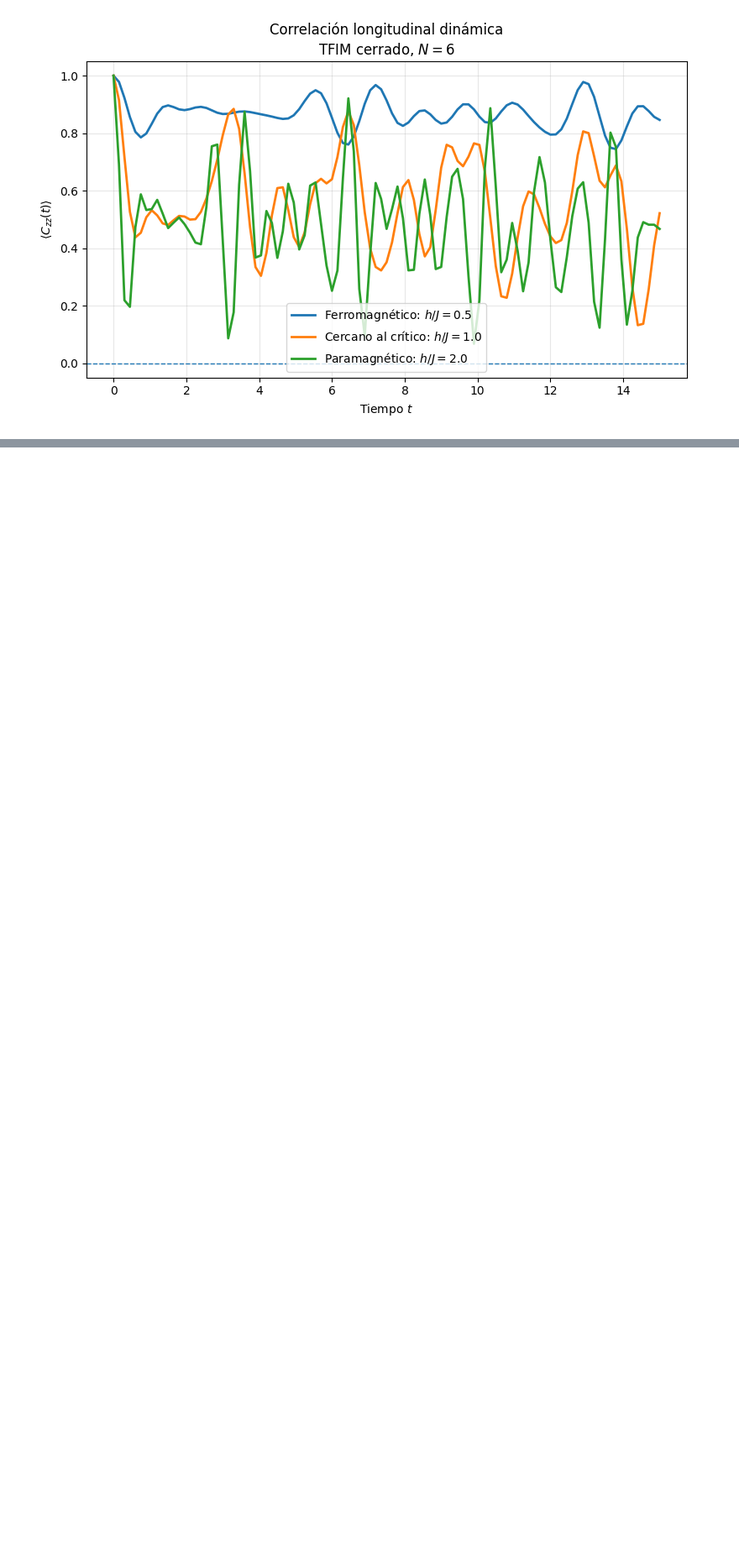
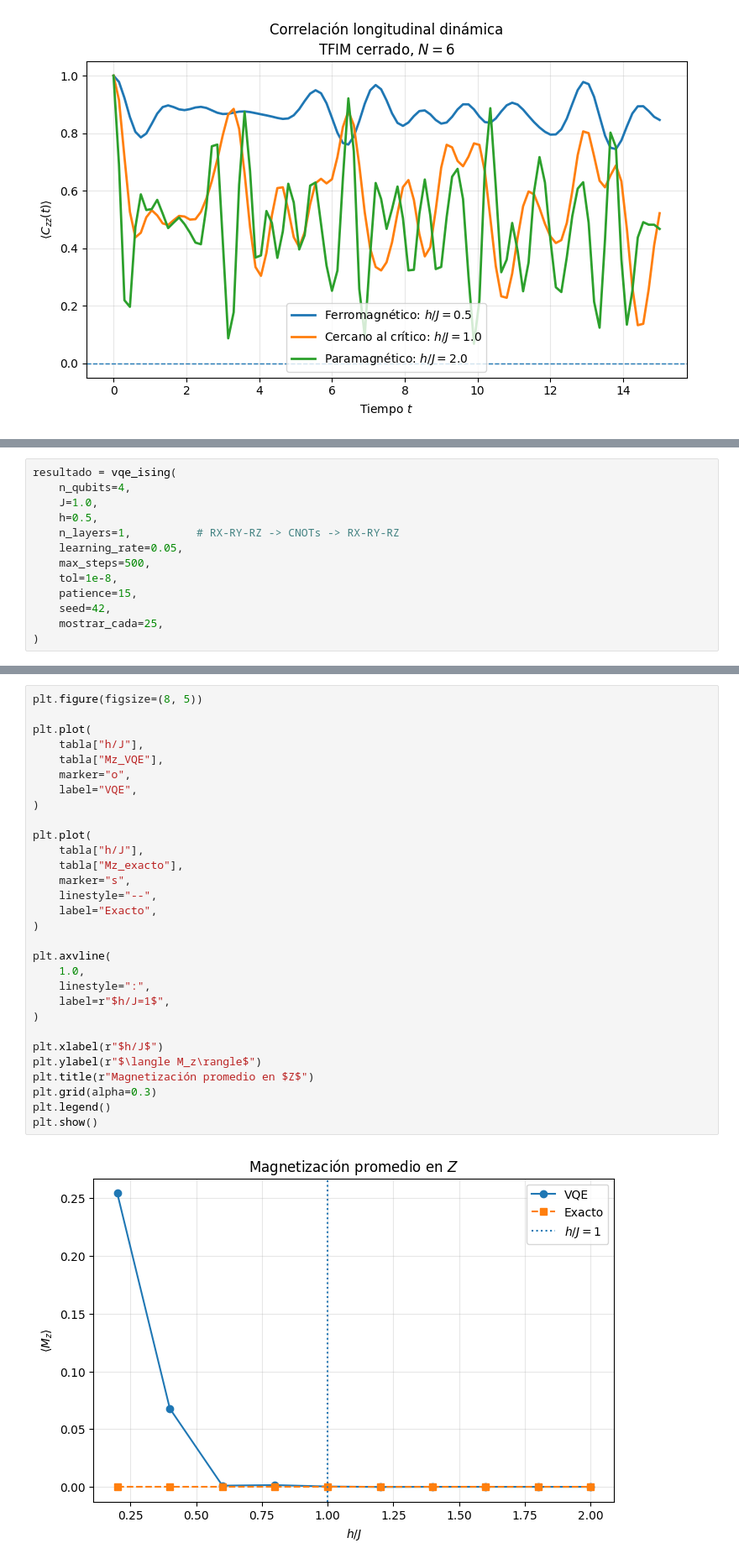
Before and after one commit to BenSanHer/Quantathon-Notebooks-Teoricos, a Jupyter notebook: Implementación reto 1/Implementacion del sistema.ipynb, the cells around one changed output, grey strips where cells are left out. Shown at 84% size. Cells and saved outputs as stored; diff of their text form; blank space fills up the shorter version.

```diff
--- a/Implementación reto 1/Implementacion del sistema.ipynb
+++ b/Implementación reto 1/Implementacion del sistema.ipynb
@@ -456,0 +797,13 @@ plt.show()
+# %%
+resultado = vqe_ising(
+    n_qubits=4,
+    J=1.0,
+    h=0.5,
+    n_layers=1,          # RX-RY-RZ -> CNOTs -> RX-RY-RZ
+    learning_rate=0.05,
+    max_steps=500,
+    tol=1e-8,
+    patience=15,
+    seed=42,
+    mostrar_cada=25,
+)
@@ -456,0 +1496,32 @@ plt.show()
+# %%
+plt.figure(figsize=(8, 5))
+
+plt.plot(
+    tabla["h/J"],
+    tabla["Mz_VQE"],
+    marker="o",
+    label="VQE",
+)
+
+plt.plot(
+    tabla["h/J"],
+    tabla["Mz_exacto"],
+    marker="s",
+    linestyle="--",
+    label="Exacto",
+)
+
+plt.axvline(
+    1.0,
+    linestyle=":",
+    label=r"$h/J=1$",
+)
+
+plt.xlabel(r"$h/J$")
+plt.ylabel(r"$\langle M_z\rangle$")
+plt.title(r"Magnetización promedio en $Z$")
+plt.grid(alpha=0.3)
+plt.legend()
+plt.show()
+# %% [output]
+[figure, added]
```
Also changed, not shown: parts of 22 cells of this notebook, 2 other files.
